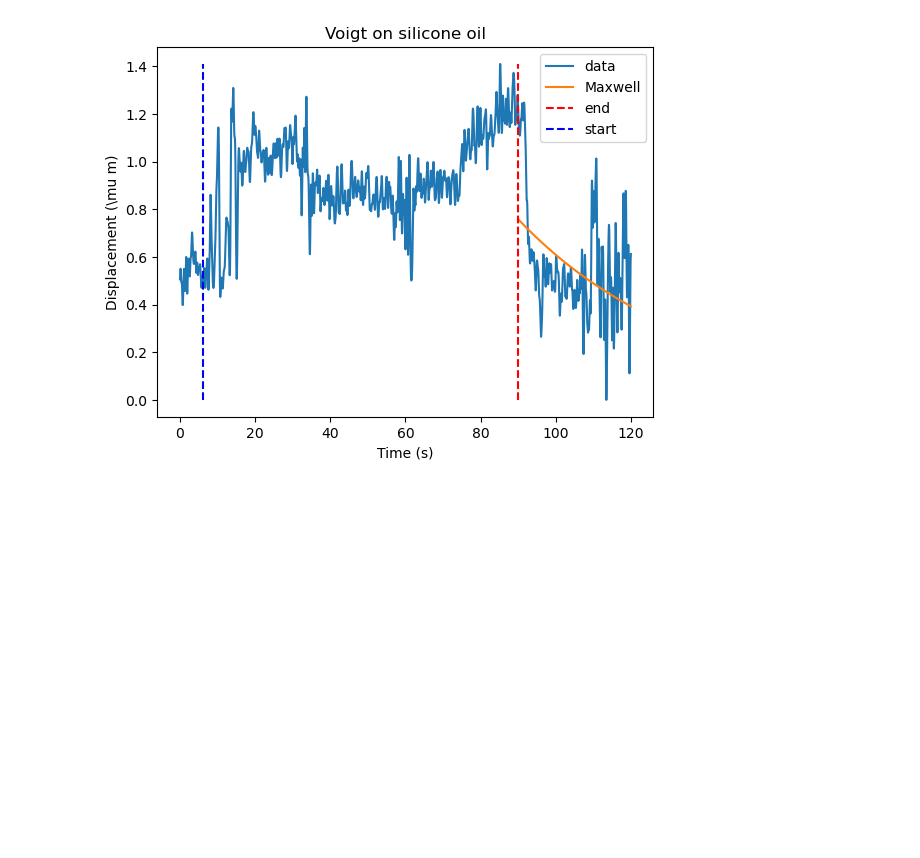
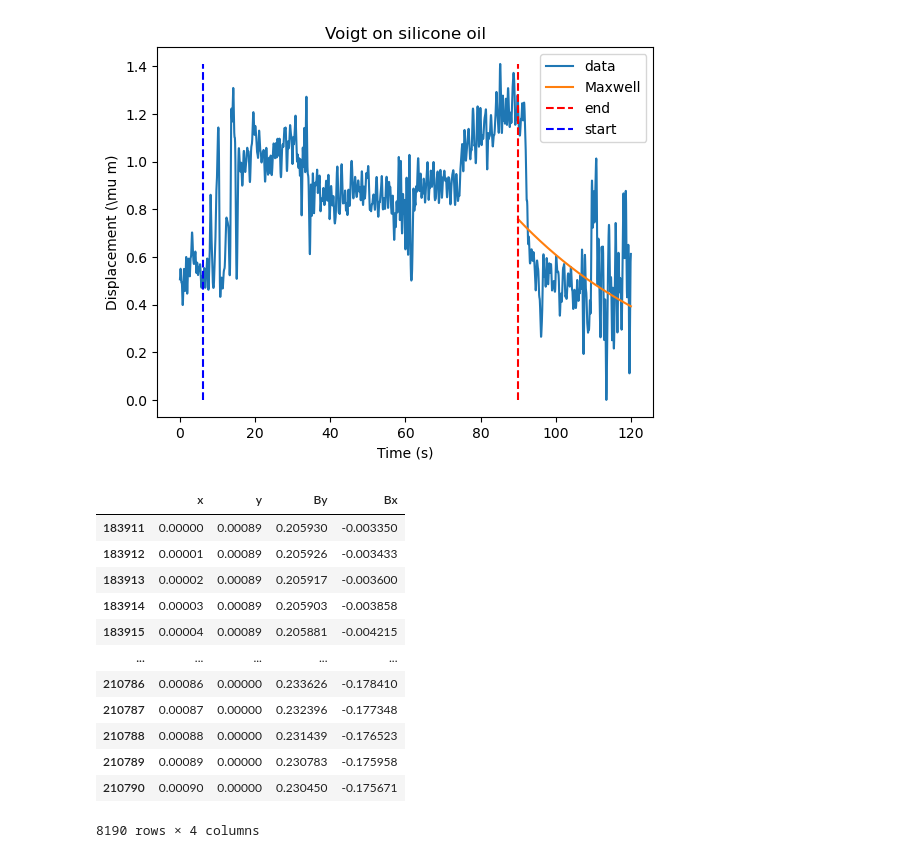
Before and after one commit to ArttuD/MicrorheologyProto, a Jupyter notebook: test.ipynb, the cells around one changed output. Saved outputs shown, nothing was run; the diff lists cells and outputs as text; code cells hidden in the pictures; blank space fills up the shorter version.

```diff
--- a/test.ipynb
+++ b/test.ipynb
@@ -189,4 +189,20 @@ tau:  [ 0.49941154 -1.85831945]
 [figure]
 # %%
 import scipy
+# %%
+df
+# %% [output]
+|  | x | y | By | Bx |
+| 183911 | 0.00000 | 0.00089 | 0.205930 | -0.003350 |
+| 183912 | 0.00001 | 0.00089 | 0.205926 | -0.003433 |
+| 183913 | 0.00002 | 0.00089 | 0.205917 | -0.003600 |
+| 183914 | 0.00003 | 0.00089 | 0.205903 | -0.003858 |
+| 183915 | 0.00004 | 0.00089 | 0.205881 | -0.004215 |
+| ... | ... | ... | ... | ... |
+| 210786 | 0.00086 | 0.00000 | 0.233626 | -0.178410 |
+| 210787 | 0.00087 | 0.00000 | 0.232396 | -0.177348 |
+| 210788 | 0.00088 | 0.00000 | 0.231439 | -0.176523 |
+| 210789 | 0.00089 | 0.00000 | 0.230783 | -0.175958 |
+| 210790 | 0.00090 | 0.00000 | 0.230450 | -0.175671 |
+8190 rows × 4 columns
 # %%
```
Also changed, not shown: parts of 7 cells of this notebook, 1 other file.
